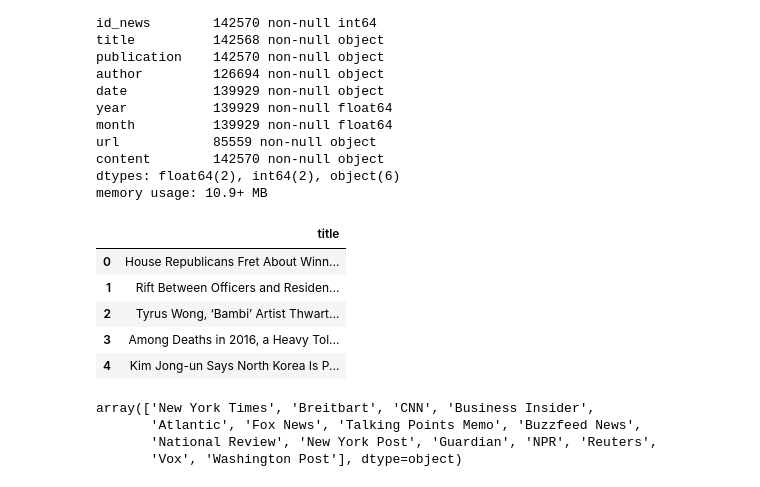
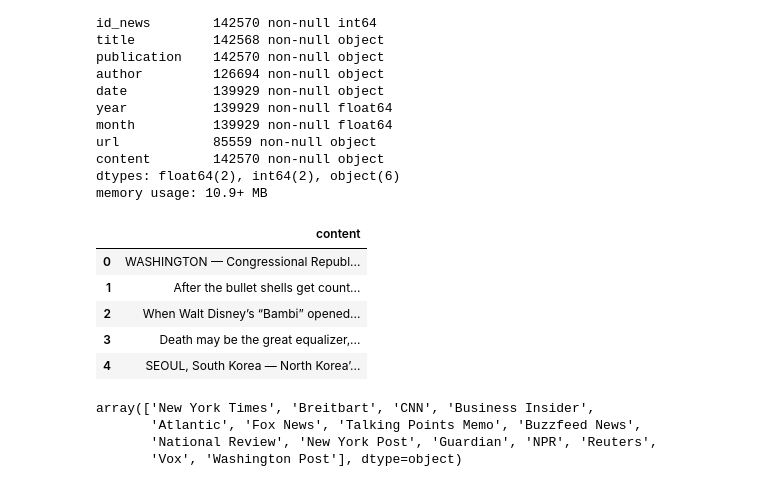
Before and after one commit to franco18/st1800eafit-final, a Jupyter notebook: AnalisisDescriptivoJuli.ipynb, the cells around one changed output. Cells and saved outputs as stored; diff of their text form; code cells hidden in the pictures.

```diff
--- a/AnalisisDescriptivoJuli.ipynb
+++ b/AnalisisDescriptivoJuli.ipynb
@@ -86,16 +86,16 @@ content        142570 non-null object
 dtypes: float64(2), int64(2), object(6)
 memory usage: 10.9+ MB
 # %%
-newdf= df[df.columns[2]]
+newdf= df.iloc[0:1000,9]
 df2 = pd.DataFrame(newdf)
 df2.head()
 # %% [output]
-|  | title |
-| 0 | House Republicans Fret About Winn... |
-| 1 | Rift Between Officers and Residen... |
-| 2 | Tyrus Wong, ‘Bambi’ Artist Thwart... |
-| 3 | Among Deaths in 2016, a Heavy Tol... |
-| 4 | Kim Jong-un Says North Korea Is P... |
+|  | content |
+| 0 | WASHINGTON — Congressional Republ... |
+| 1 | After the bullet shells get count... |
+| 2 | When Walt Disney’s “Bambi” opened... |
+| 3 | Death may be the great equalizer,... |
+| 4 | SEOUL, South Korea — North Korea’... |
 # %%
 df.publication.unique()
 # %% [output]
```
Also changed, not shown: parts of 19 cells of this notebook, 2 other files.
